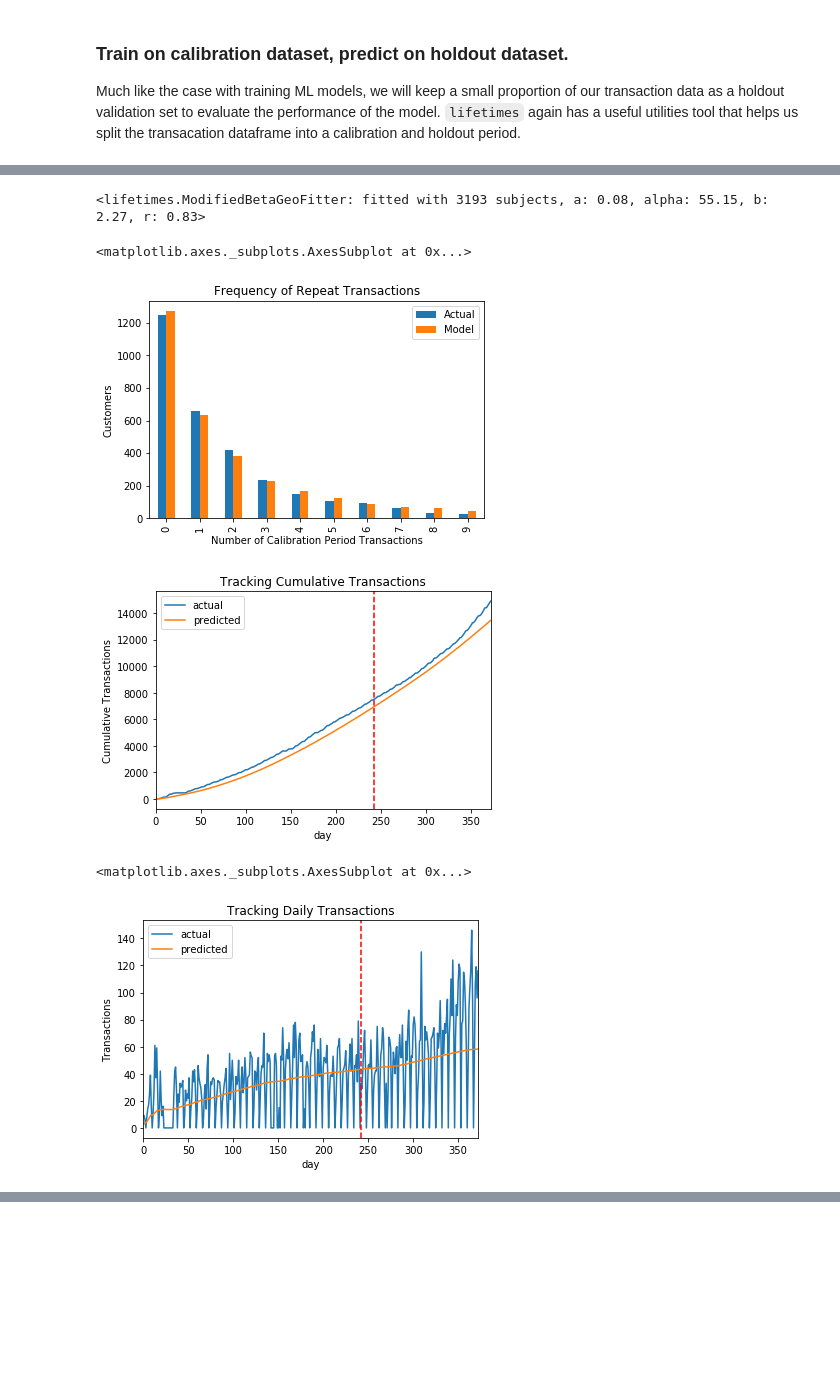
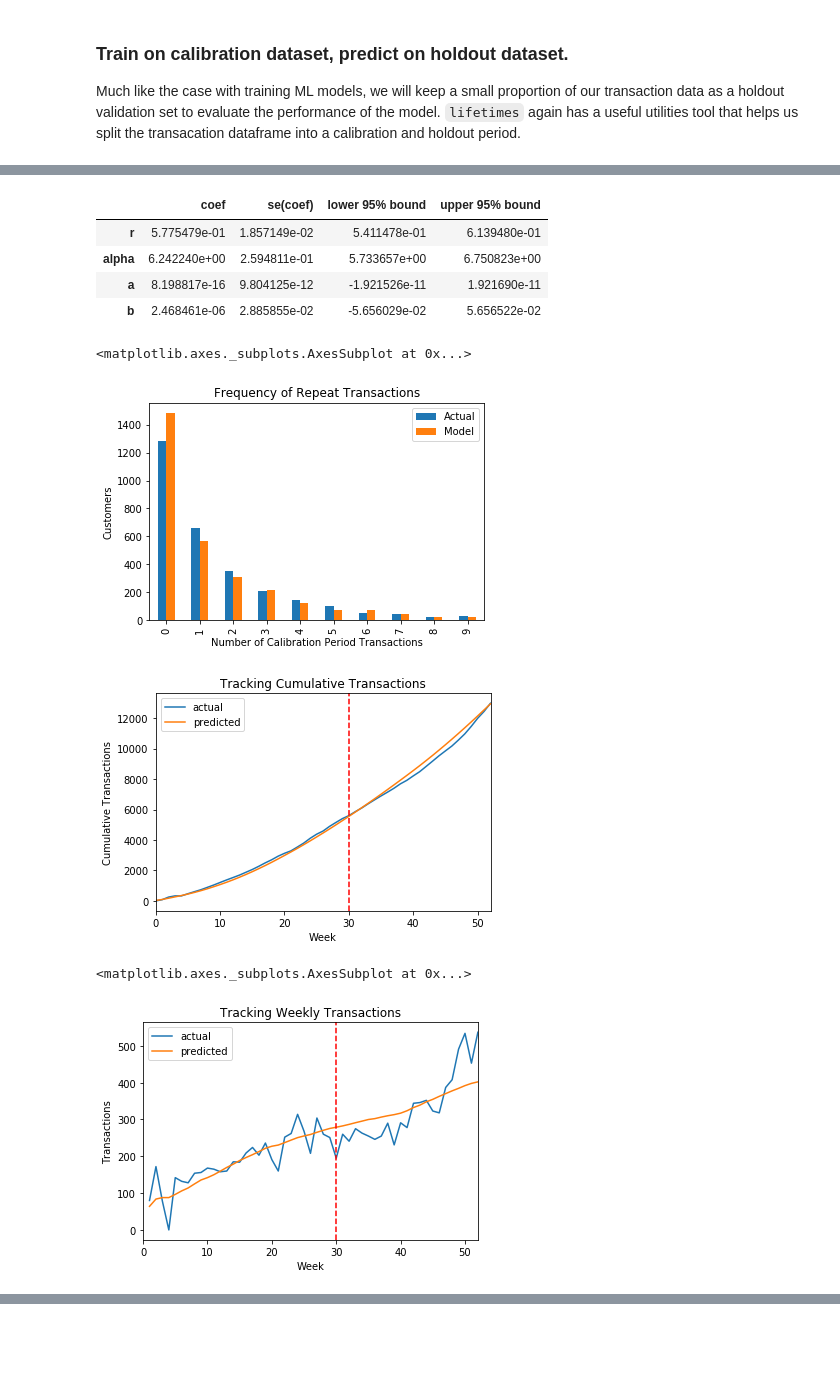
Before and after one commit to W-Tran/Online-Retail, a Jupyter notebook: online_retail.ipynb, the cells around one changed output, grey strips where cells are left out. Cells and saved outputs as stored; diff of their text form; code cells hidden in the pictures; blank space fills up the shorter version.

```diff
--- a/online_retail.ipynb
+++ b/online_retail.ipynb
@@ -654,6 +664,9 @@ Much like the case with training ML models, we will keep a small proportion of o
 summary_cal_holdout = calibration_and_holdout_data(transactions=transaction_df,
                                                    customer_id_col='CustomerID',
                                                    datetime_col='InvoiceDate',
-                                                   calibration_period_end=pd.datetime(2011, 8, 1))
+                                                   calibration_period_end=pd.datetime(2011, 7, 1),
+                                                   monetary_value_col='Revenue',
+                                                   freq='W'
+                                                  )
 summary_cal_holdout.head()
 # %% [output]
@@ -667,39 +680,49 @@ summary_cal_holdout.head()
 # %%
-bgf = ModifiedBetaGeoFitter()
+bgf = ModifiedBetaGeoFitter(penalizer_coef=0.1)
 bgf.fit(summary_cal_holdout['frequency_cal'],
         summary_cal_holdout['recency_cal'],
         summary_cal_holdout['T_cal'])
+bgf.summary
 # %% [output]
-<lifetimes.ModifiedBetaGeoFitter: fitted with 3193 subjects, a: 0.08, alpha: 55.15, b: 2.27, r: 0.83>
+|  | coef | se(coef) | lower 95% bound | upper 95% bound |
+| r | 5.775479e-01 | 1.857149e-02 | 5.411478e-01 | 6.139480e-01 |
+| alpha | 6.242240e+00 | 2.594811e-01 | 5.733657e+00 | 6.750823e+00 |
+| a | 8.198817e-16 | 9.804125e-12 | -1.921526e-11 | 1.921690e-11 |
+| b | 2.468461e-06 | 2.885855e-02 | -5.656029e-02 | 5.656522e-02 |
 # %%
 ltp.plot_period_transactions(bgf, 10)
 # %% [output]
 <matplotlib.axes._subplots.AxesSubplot at 0x...>
-[figure, old version]
+[figure, new version]
 # %%
-t = (transaction_df.InvoiceDate.max()-transaction_df.InvoiceDate.min()).days
-t_cal = (pd.datetime(2011, 8, 1) - transaction_df.InvoiceDate.min()).days
+t = (transaction_df.InvoiceDate.max()-transaction_df.InvoiceDate.min()).days/7
+t_cal = (pd.datetime(2011, 7, 1) - transaction_df.InvoiceDate.min()).days/7
 
 ltp.plot_cumulative_transactions(bgf,
                                  transaction_df,
                                  'InvoiceDate',
                                  'CustomerID',
-                                 t,
-                                 t_cal,
+                                 round(t),
+                                 round(t_cal),
+                                 freq='W',
+                                 xlabel='Week'
                                 );
 # %% [output]
-[figure, old version]
+[figure, new version]
 # %%
 ltp.plot_incremental_transactions(bgf,
                                   transaction_df,
                                   'InvoiceDate',
                                   'CustomerID',
-                                  t,
-                                  t_cal,
+                                  round(t),
+                                  round(t_cal),
+                                  freq='W',
+                                  xlabel='Week',
+                                  title='Tracking Weekly Transactions'
                                  )
 # %% [output]
 <matplotlib.axes._subplots.AxesSubplot at 0x...>
-[figure, old version]
+[figure, new version]
 # %%
 ltp.plot_calibration_purchases_vs_holdout_purchases(bgf,
                                                     summary_cal_holdout,
```
Also changed, not shown: parts of 32 cells of this notebook.
